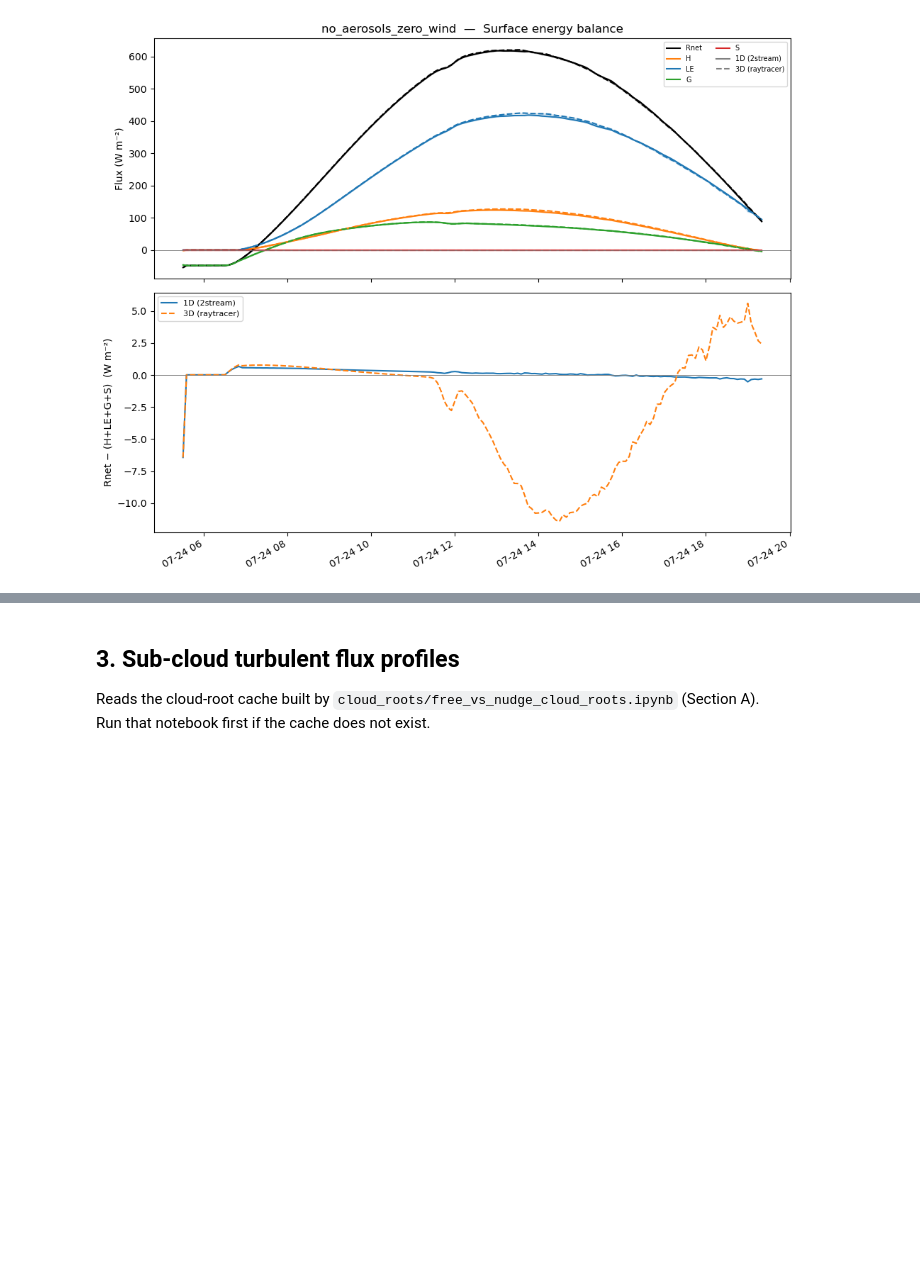
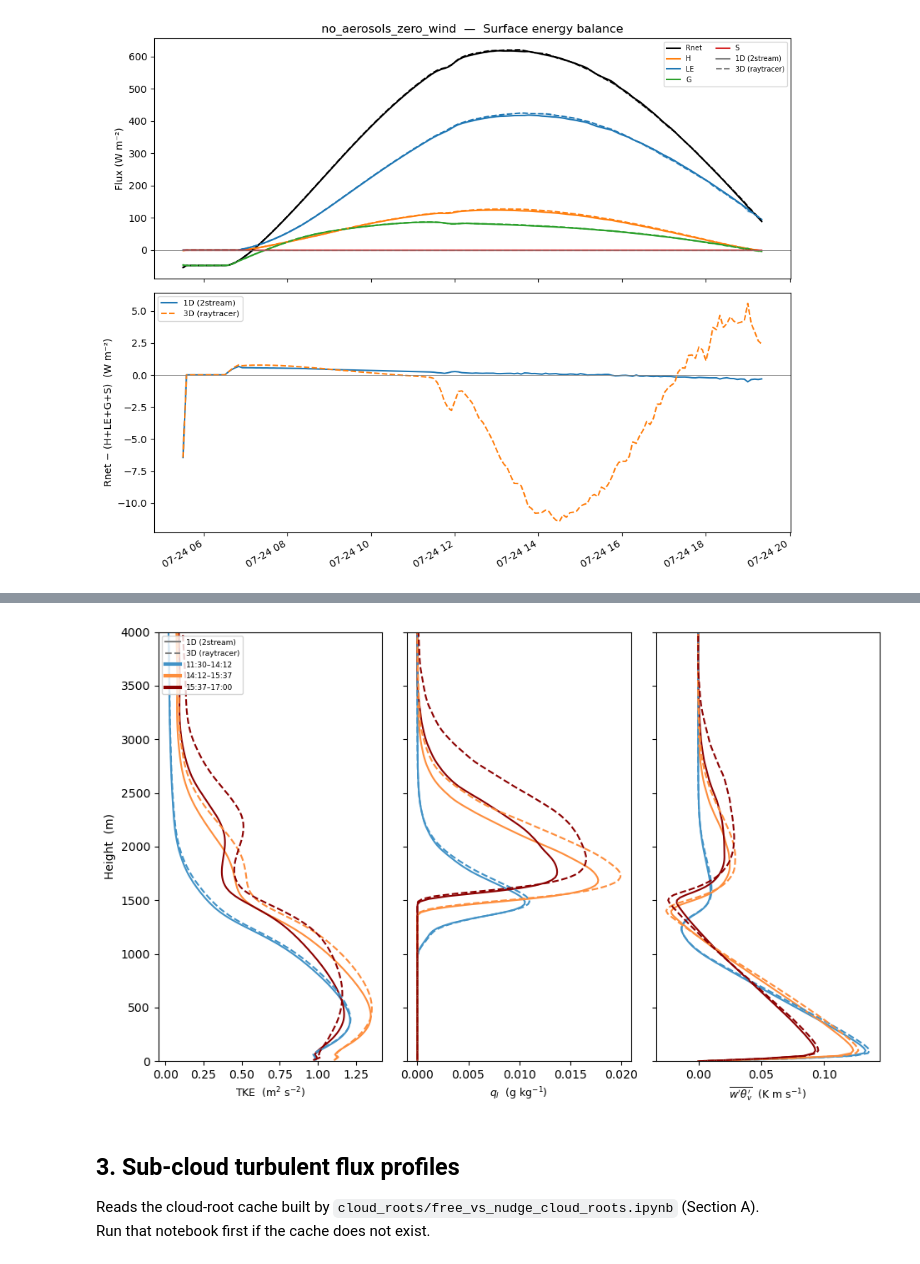
Before and after one commit to magpowell/microhh, a Jupyter notebook: cases/cass/analysis/base_comparison.ipynb, the cells around one changed output, grey strips where cells are left out. Drawn from its saved outputs; the diff is of its cells as text; code cells hidden in the pictures; blank space fills up the shorter version.

```diff
--- a/cases/cass/analysis/base_comparison.ipynb
+++ b/cases/cass/analysis/base_comparison.ipynb
@@ -307,3 +324,81 @@ plt.show()
+# %%
+# ── Figure 2d: mean profiles by SZA window (1D vs 3D) ────────────────────────
+# Mirrors the θ_z windows used for the circulation composites.
+# Panels: θ_l, q_t, u, v, TKE (e), q_l, w'θ_v' (buoyancy flux)
+
+# Reload stats to pick up u, v, tke (added to load_stats)
+from importlib import reload
+import pandas as pd
+import cass_analysis as _ca; reload(_ca)
+from cass_analysis import load_stats_ensemble
+s2s_mean, s2s_std = load_stats_ensemble(rs.dirs['2stream'])
+srt_mean, srt_std = load_stats_ensemble(rs.dirs['raytracer'])
+
+def _lst_hours(t_local):
+    """Convert pandas DatetimeIndex / array to fractional LST hours."""
+    t = pd.DatetimeIndex(t_local)
+    return t.hour + t.minute / 60.0 + t.second / 3600.0
+
+PROFILE_SPECS = [
+    ('tke', 'z',  r'TKE  (m$^2$ s$^{-2}$)', 1.0),
+    ('ql',  'z',  r'$q_l$  (g kg$^{-1}$)',  1e3),
+    ('thv_w','zh', r"$\overline{w'\theta_v'}$  (K m s$^{-1}$)", 1.0),
+]
+
+from sw_surface_composite import WINDOWS as SZA_WINDOWS, WINDOW_LABELS as SZA_LABELS
+n_win  = len(SZA_WINDOWS)
+n_vars = len(PROFILE_SPECS)
+Z_MAX  = 4000  # m — plot up to this height
+
+fig, axes = plt.subplots(1, n_vars, figsize=(3.2 * n_vars, 6), sharey=True)
+
+win_colors = ['#4292c6', '#fd8d3c', '#8B0000']  # same as SW composite windows
+if n_win > len(win_colors):
+    from matplotlib.cm import get_cmap
+    win_colors = [get_cmap('viridis')(i / (n_win - 1)) for i in range(n_win)]
+
+for rt, sm, ls_style, rt_lbl in [
+    ('2stream',   s2s_mean, '-',  '1D'),
+    ('raytracer', srt_mean, '--', '3D'),
+]:
+    lst_h = _lst_hours(sm['t_local'])
+    for wi, (lst_lo, lst_hi) in enumerate(SZA_WINDOWS):
+        mask = (lst_h >= lst_lo) & (lst_h <= lst_hi)
+        if mask.sum() == 0:
+            continue
+        for col, (var, zgrid, xlabel, scale) in enumerate(PROFILE_SPECS):
+            ax = axes[col]
+            z  = sm[zgrid]
+            prof = sm[var][mask].mean(axis=0) * scale
+            z_mask = z <= Z_MAX
+            label = f'{rt_lbl} {SZA_LABELS[wi][:11]}' if col == 0 else None
+            ax.plot(prof[z_mask], z[z_mask], color=win_colors[wi],
+                    ls=ls_style, lw=1.5, label=label)
+            ax.set_xlabel(xlabel, fontsize=9)
+
+axes[0].set_ylabel('Height  (m)')
+axes[0].set_ylim(0, Z_MAX)
+# Build legend: line style = RT, colour = window
+from matplotlib.lines import Line2D
+rt_handles = [
+    Line2D([0],[0], color='gray', ls='-',  lw=1.5, label='1D (2stream)'),
+    Line2D([0],[0], color='gray', ls='--', lw=1.5, label='3D (raytracer)'),
+]
+win_handles = [
+    Line2D([0],[0], color=win_colors[wi], ls='-', lw=3,
+           label=SZA_LABELS[wi].split('(')[0].strip())
+    for wi in range(n_win)
+]
+axes[0].legend(handles=rt_handles + win_handles, fontsize=6.5,
+               loc='upper left', frameon=True)
+
+plt.tight_layout()
+if SAVE_PDF:
+    plt.savefig('mean_profiles_windowed.pdf', bbox_inches='tight')
+    print('Saved mean_profiles_windowed.pdf')
+plt.show()
+# %% [output]
+[figure, added]
 # %% [markdown]
 ## 3. Sub-cloud turbulent flux profiles
 
```
Also changed, not shown: parts of 19 cells of this notebook, 36 other files.
